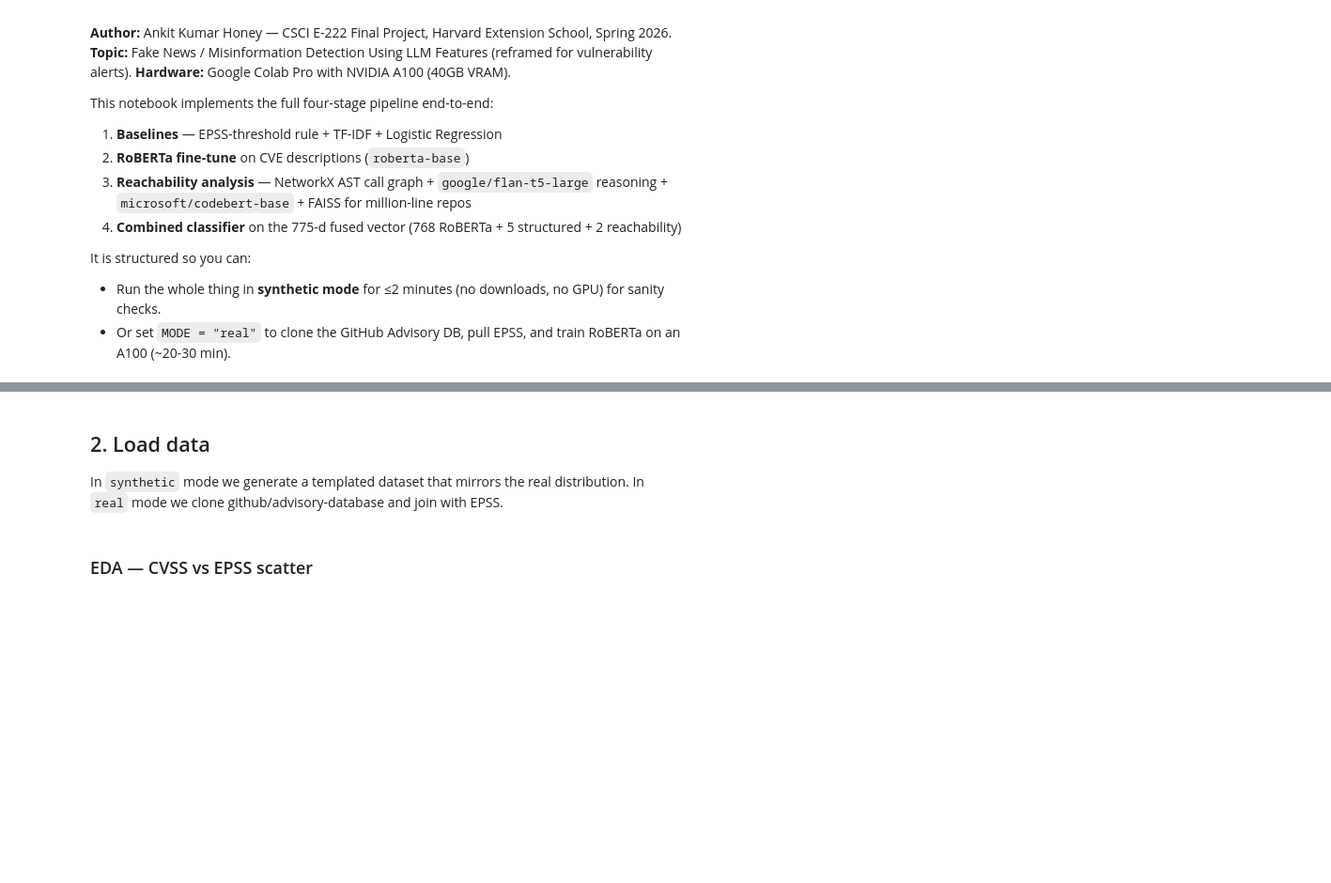
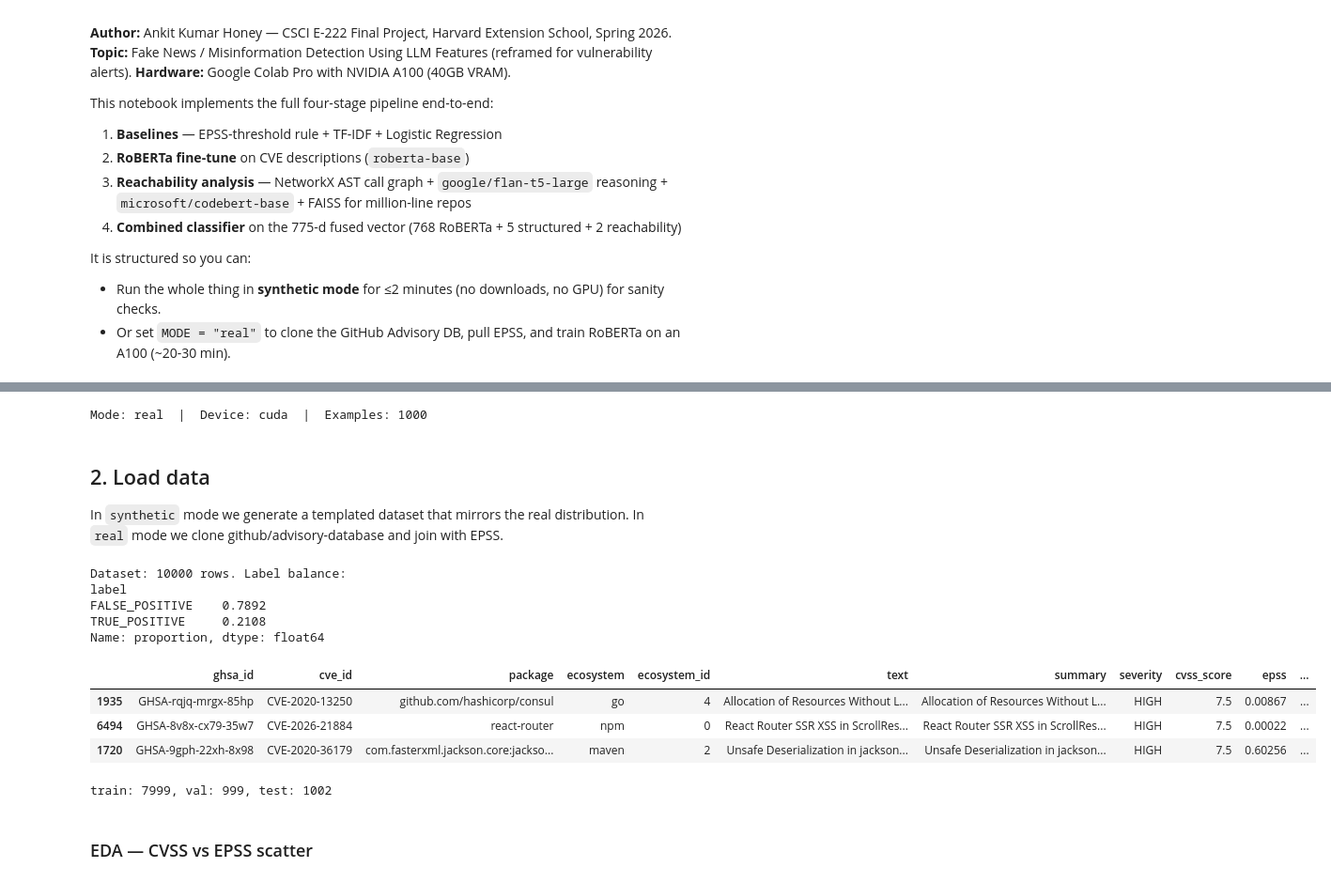
Before and after one commit to honeyankit/reachability-llm, a Jupyter notebook: notebooks/FalsePositive_SupplyChain_Honey.ipynb, the cells around one changed output, grey strips where cells are left out. Shown at 94% size. Drawn from its saved outputs; the diff is of its cells as text; code cells hidden in the pictures; blank space fills up the shorter version.

```diff
--- a/notebooks/FalsePositive_SupplyChain_Honey.ipynb
+++ b/notebooks/FalsePositive_SupplyChain_Honey.ipynb
@@ -135,14 +101,16 @@ SEED = 42
 random.seed(SEED); np.random.seed(SEED)
 
 # Two modes:
-#   "synthetic" — fast, no downloads, runs on CPU in <2 min.
+#   "synthetic" — fast, no downloads, runs on CPU.
 #   "real"      — clone Advisory DB + download EPSS + fine-tune RoBERTa on A100.
-MODE = "synthetic"   # change to "real" on Colab Pro
-N_EXAMPLES = 1000    # synthetic dataset size
+MODE = "real"   # change to "real" on Colab Pro
+N_EXAMPLES = 1000     # synthetic dataset size
 
 import torch
 device = "cuda" if torch.cuda.is_available() else "cpu"
-print(f"Mode: {MODE}  |  Device: {device}  |  Examples (synthetic): {N_EXAMPLES}")
+print(f"Mode: {MODE}  |  Device: {device}  |  Examples: {N_EXAMPLES}")
+# %% [output]
+Mode: real  |  Device: cuda  |  Examples: 1000
 # %% [markdown]
 ## 2. Load data
 
@@ -150,52 +118,58 @@ In `synthetic` mode we generate a templated dataset that mirrors the real distri
 # %%
 from reachability_llm.data import (
     generate_synthetic_dataset, build_dataset, FEATURE_COLS,
 )
 from reachability_llm.data.dataset import stratified_split
 from reachability_llm.data import load_advisories, load_epss
 from reachability_llm.data.loaders import clone_advisory_db
 
 if MODE == "real":
-    advisory_path = clone_advisory_db(
-        "/content/advisory-database" if IN_COLAB else "./data/cache/advisory-database"
-    )
+    advisory_path = clone_advisory_db("/content/advisory-database" if IN_COLAB else "./data/cache/advisory-database")
     advisories = load_advisories(
         advisory_path,
         ecosystems={"npm", "pip", "maven", "rubygems", "go"},
-        limit=15000,
+        limit=12000,
     )
     epss = load_epss(cache_path="./data/cache/epss.parquet")
-    built = build_dataset(advisories, epss)
-    print(f"  advisories scanned: {len(advisories)},  after build_dataset: {len(built)}")
-    df = built.sample(n=min(10_000, len(built)), random_state=SEED).reset_index(drop=True)
+    df = build_dataset(advisories, epss).sample(n=min(10_000, len(advisories)), random_state=SEED)
 else:
     synth = generate_synthetic_dataset(n=N_EXAMPLES, seed=SEED, noise=0.15)
-    # Build synthetic EPSS that mirrors real-world overlap:
-    #   - 55% of TPs have high EPSS, 45% are in the low-EPSS tail
-    #   - 25% of FPs have moderate EPSS, 75% are very low
-    # This makes the EPSS rule baseline ~0.6 F1 (matching the project context doc).
+    # Build a synthetic EPSS that mirrors real-world overlap:
+    #   - 60% of TPs have high EPSS, 40% are in the low-EPSS tail
+    #   - 30% of FPs have moderate EPSS, 70% are very low
+    # This makes the rule baseline ~0.6 F1.
     rs = np.random.RandomState(SEED)
     n = len(synth)
     epss_vals = np.empty(n)
     is_tp = synth["label"].values == 1
     for i in range(n):
         if is_tp[i]:
             epss_vals[i] = rs.uniform(0.10, 0.55) if rs.rand() < 0.55 else rs.uniform(0.001, 0.02)
         else:
             epss_vals[i] = rs.uniform(0.02, 0.30) if rs.rand() < 0.25 else rs.uniform(0.0005, 0.01)
-    epss_df = pd.DataFrame({"cve_id": synth["cve_id"], "epss": epss_vals, "percentile": 0.5})
-    df = build_dataset(synth, epss_df)
-    # Replace proxy label with the clean synthetic ground-truth label.
-    # build_dataset may have dropped/reordered rows, so join on cve_id.
-    gt = synth.set_index("cve_id")["label"]
-    df["label"] = df["cve_id"].map(gt).astype(int)
+    epss = pd.DataFrame({"cve_id": synth["cve_id"], "epss": epss_vals, "percentile": 0.5})
+    df = build_dataset(synth, epss)
+    # Use the synthetic ground-truth label, not the proxy label.
+    df["label"] = synth.set_index("cve_id").loc[df["cve_id"], "label"].values
 
-print(f"Dataset: {len(df)} rows  |  label balance:")
-print(df["label"].value_counts(normalize=True).rename({0: "FALSE_POSITIVE", 1: "TRUE_POSITIVE"}).to_string())
+print(f"Dataset: {len(df)} rows. Label balance:")
+print(df["label"].value_counts(normalize=True).rename({0: "FALSE_POSITIVE", 1: "TRUE_POSITIVE"}))
 df.head(3)
+# %% [output]
+Dataset: 10000 rows. Label balance:
+label
+FALSE_POSITIVE    0.7892
+TRUE_POSITIVE     0.2108
+Name: proportion, dtype: float64
+|  | ghsa_id | cve_id | package | ecosystem | ecosystem_id | text | summary | severity | cvss_score | epss | ... |
+| 1935 | GHSA-rqjq-mrgx-85hp | CVE-2020-13250 | github.com/hashicorp/consul | go | 4 | Allocation of Resources Without L... | Allocation of Resources Without L... | HIGH | 7.5 | 0.00867 | ... |
+| 6494 | GHSA-8v8x-cx79-35w7 | CVE-2026-21884 | react-router | npm | 0 | React Router SSR XSS in ScrollRes... | React Router SSR XSS in ScrollRes... | HIGH | 7.5 | 0.00022 | ... |
+| 1720 | GHSA-9gph-22xh-8x98 | CVE-2020-36179 | com.fasterxml.jackson.core:jackso... | maven | 2 | Unsafe Deserialization in jackson... | Unsafe Deserialization in jackson... | HIGH | 7.5 | 0.60256 | ... |
 # %%
 train_df, val_df, test_df = stratified_split(df, train_frac=0.8, val_frac=0.1, seed=SEED)
-print(f"train: {len(train_df)}  |  val: {len(val_df)}  |  test: {len(test_df)}")
+print(f"train: {len(train_df)}, val: {len(val_df)}, test: {len(test_df)}")
+# %% [output]
+train: 7999, val: 999, test: 1002
 # %% [markdown]
 ### EDA — CVSS vs EPSS scatter
 # %%
```
Also changed, not shown: parts of 24 cells of this notebook.
